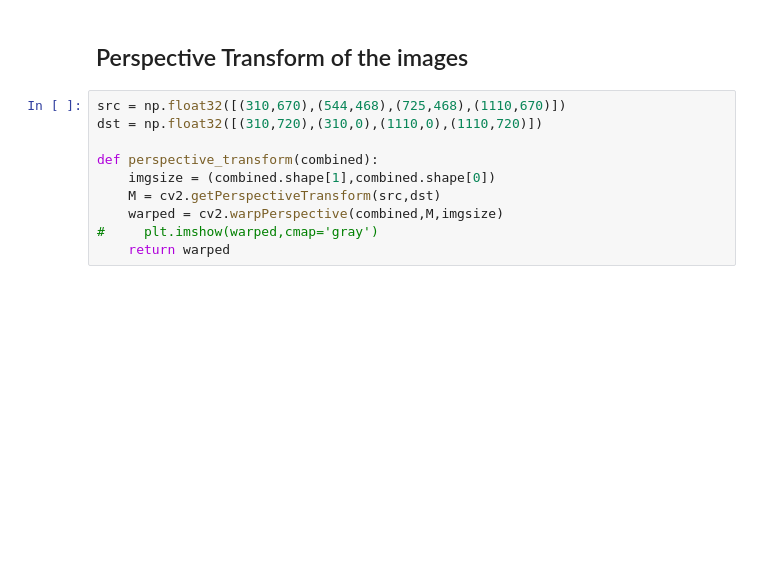
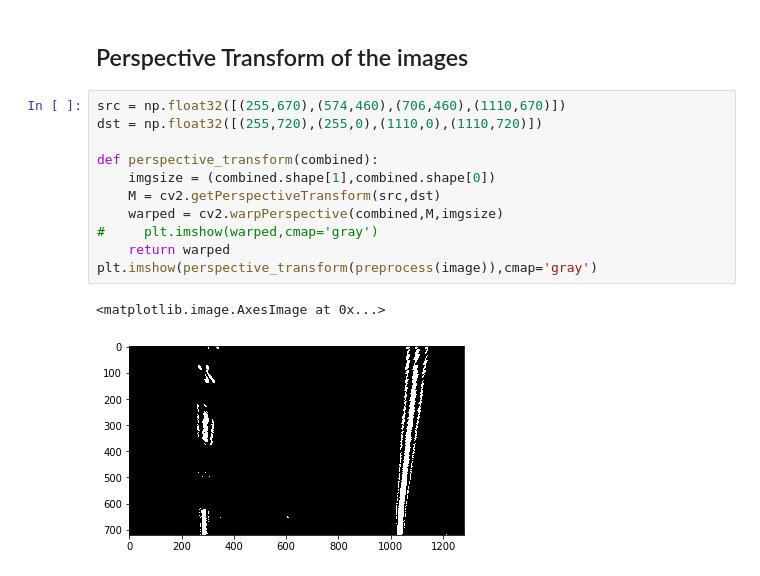
Before and after one commit to gulshan216/SDC_Adv_Lane_Finding, a Jupyter notebook: Adv_Lane_Finding.ipynb, the cells around one changed output. Cells and saved outputs as stored; diff of their text form; blank space fills up the shorter version.

```diff
--- a/Adv_Lane_Finding.ipynb
+++ b/Adv_Lane_Finding.ipynb
@@ -191,13 +209,17 @@ def preprocess(image):
 # %% [markdown]
 ## Perspective Transform of the images
 # %%
-src = np.float32([(310,670),(544,468),(725,468),(1110,670)])
-dst = np.float32([(310,720),(310,0),(1110,0),(1110,720)])
+src = np.float32([(255,670),(574,460),(706,460),(1110,670)])
+dst = np.float32([(255,720),(255,0),(1110,0),(1110,720)])
 
 def perspective_transform(combined):
     imgsize = (combined.shape[1],combined.shape[0])
     M = cv2.getPerspectiveTransform(src,dst)
     warped = cv2.warpPerspective(combined,M,imgsize)
 #     plt.imshow(warped,cmap='gray')
     return warped
+plt.imshow(perspective_transform(preprocess(image)),cmap='gray')
+# %% [output]
+<matplotlib.image.AxesImage at 0x...>
+[figure, added]
 # %%
```
Also changed, not shown: parts of 10 cells of this notebook, 4 other files.
